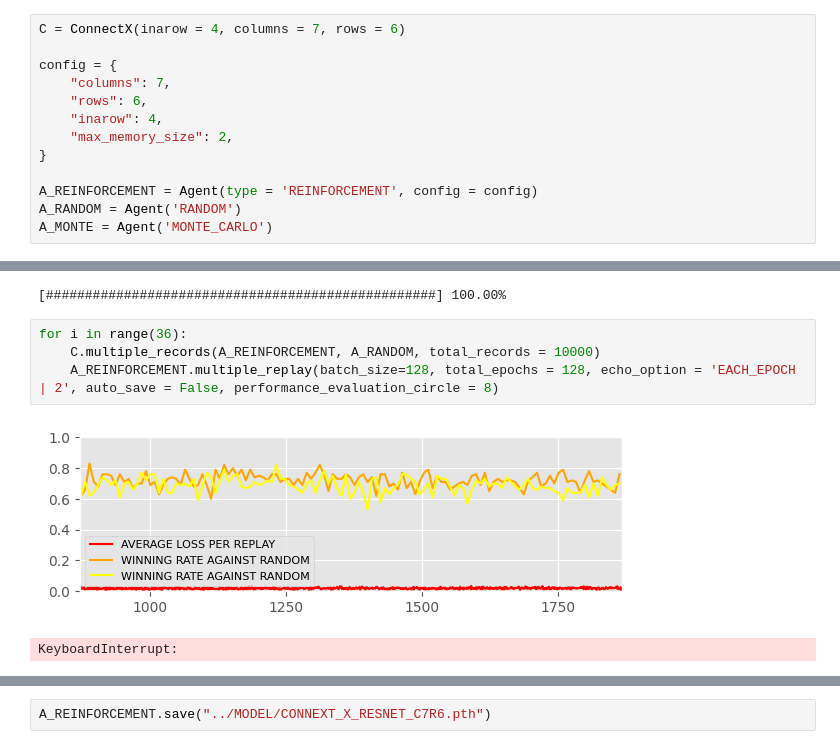
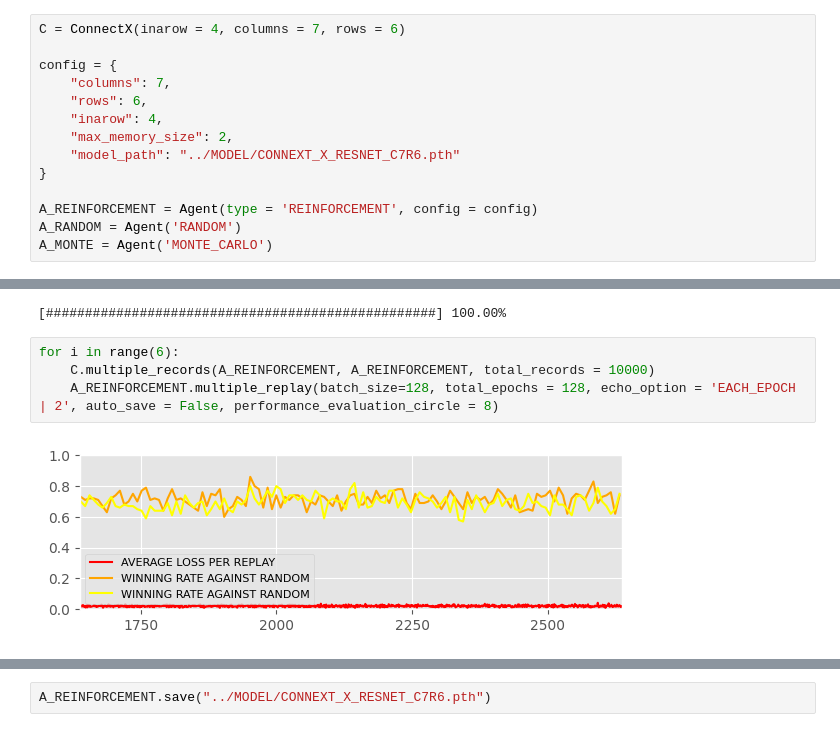
Before and after one commit to haoxiang-xu/connect-X, a Jupyter notebook: DEMOs/connectX_agents.ipynb, the cells around one changed output, grey strips where cells are left out. Saved outputs shown, nothing was run; the diff lists cells and outputs as text.

Commit message:
[0619: Reinforcement Agent Implementation Stage 15]

```diff
--- a/DEMOs/connectX_agents.ipynb
+++ b/DEMOs/connectX_agents.ipynb
@@ -1669,6 +1671,7 @@ config = {
     "rows": 6,
     "inarow": 4,
     "max_memory_size": 2,
+    "model_path": "../MODEL/CONNEXT_X_RESNET_C7R6.pth"
 }
 
 A_REINFORCEMENT = Agent(type = 'REINFORCEMENT', config = config)
@@ -1687,12 +1690,11 @@ C.multiple_records(A_REINFORCEMENT, A_RANDOM, total_records = 100000)
 # %% [output]
 [##################################################] 100.00%
 # %%
-for i in range(36):
-    C.multiple_records(A_REINFORCEMENT, A_RANDOM, total_records = 10000)
+for i in range(6):
+    C.multiple_records(A_REINFORCEMENT, A_REINFORCEMENT, total_records = 10000)
     A_REINFORCEMENT.multiple_replay(batch_size=128, total_epochs = 128, echo_option = 'EACH_EPOCH | 2', auto_save = False, performance_evaluation_circle = 8)
 # %% [output]
-[figure, old version]
+[figure, new version]
-KeyboardInterrupt:
 # %%
 A_REINFORCEMENT.inspect_memory(2, only_terminated=True)
 # %% [output]
```
Also changed, not shown: parts of 2 cells of this notebook, 2 other files.
